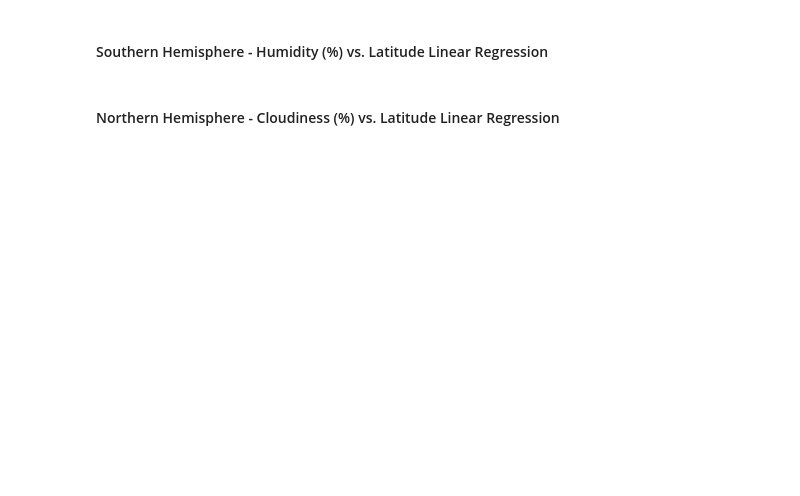
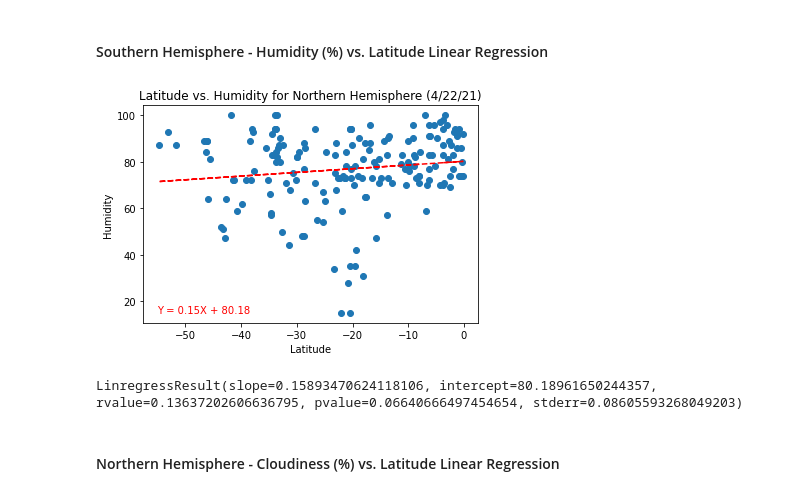
Before and after one commit to jconcha56429/python-api-challenge, a Jupyter notebook: WeatherPy/WeatherPy.ipynb, the cells around one changed output. Saved outputs shown, nothing was run; the diff lists cells and outputs as text; code cells hidden in the pictures; blank space fills up the shorter version.

```diff
--- a/WeatherPy/WeatherPy.ipynb
+++ b/WeatherPy/WeatherPy.ipynb
@@ -289,4 +321,19 @@ LinregressResult(slope=-0.9668658772812404, intercept=92.49432020127878, rvalue=
 # %% [markdown]
 ####  Southern Hemisphere - Humidity (%) vs. Latitude Linear Regression
+# %%
+s_humid = south_hemi.iloc[:,9]
+vc_slope, vc_int, vc_r, vc_p, vc_std_err = linregress(s_lat, s_humid)
+vc_fit = vc_slope * s_lat + vc_int
+plt.scatter(s_lat,s_humid)
+plt.plot(s_lat,vc_fit,'--',color='red')
+plt.title('Latitude vs. Humidity for Northern Hemisphere (4/22/21)')
+plt.text(-55,15,'Y = 0.15X + 80.18',color = 'red')
+plt.xlabel('Latitude')
+plt.ylabel('Humidity')
+plt.show()
+linregress(s_lat,s_humid)
+# %% [output]
+[figure, added]
+LinregressResult(slope=0.15893470624118106, intercept=80.18961650244357, rvalue=0.13637202606636795, pvalue=0.06640666497454654, stderr=0.08605593268049203)
 # %% [markdown]
 ####  Northern Hemisphere - Cloudiness (%) vs. Latitude Linear Regression
```
Also changed, not shown: parts of 7 cells of this notebook.
